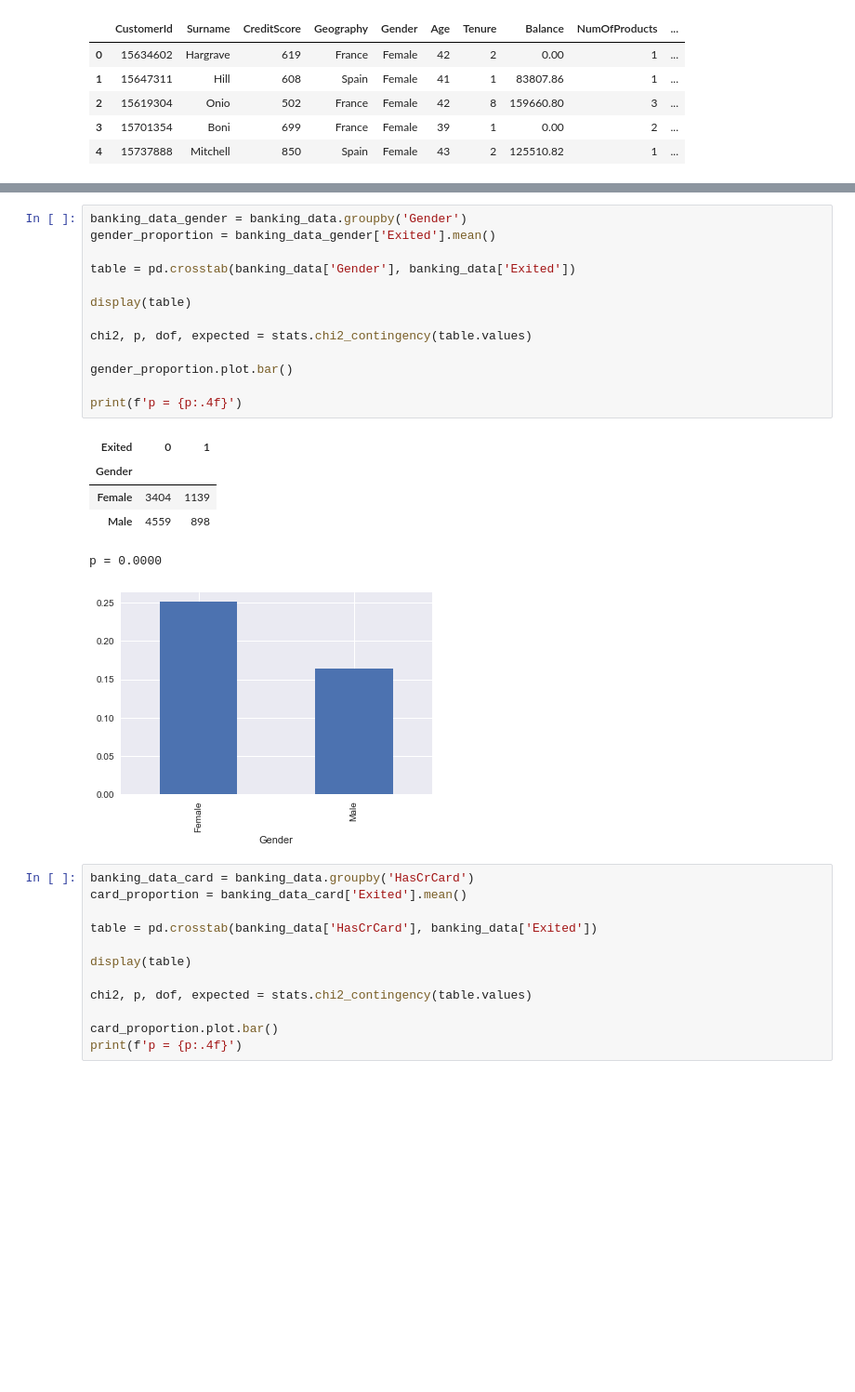
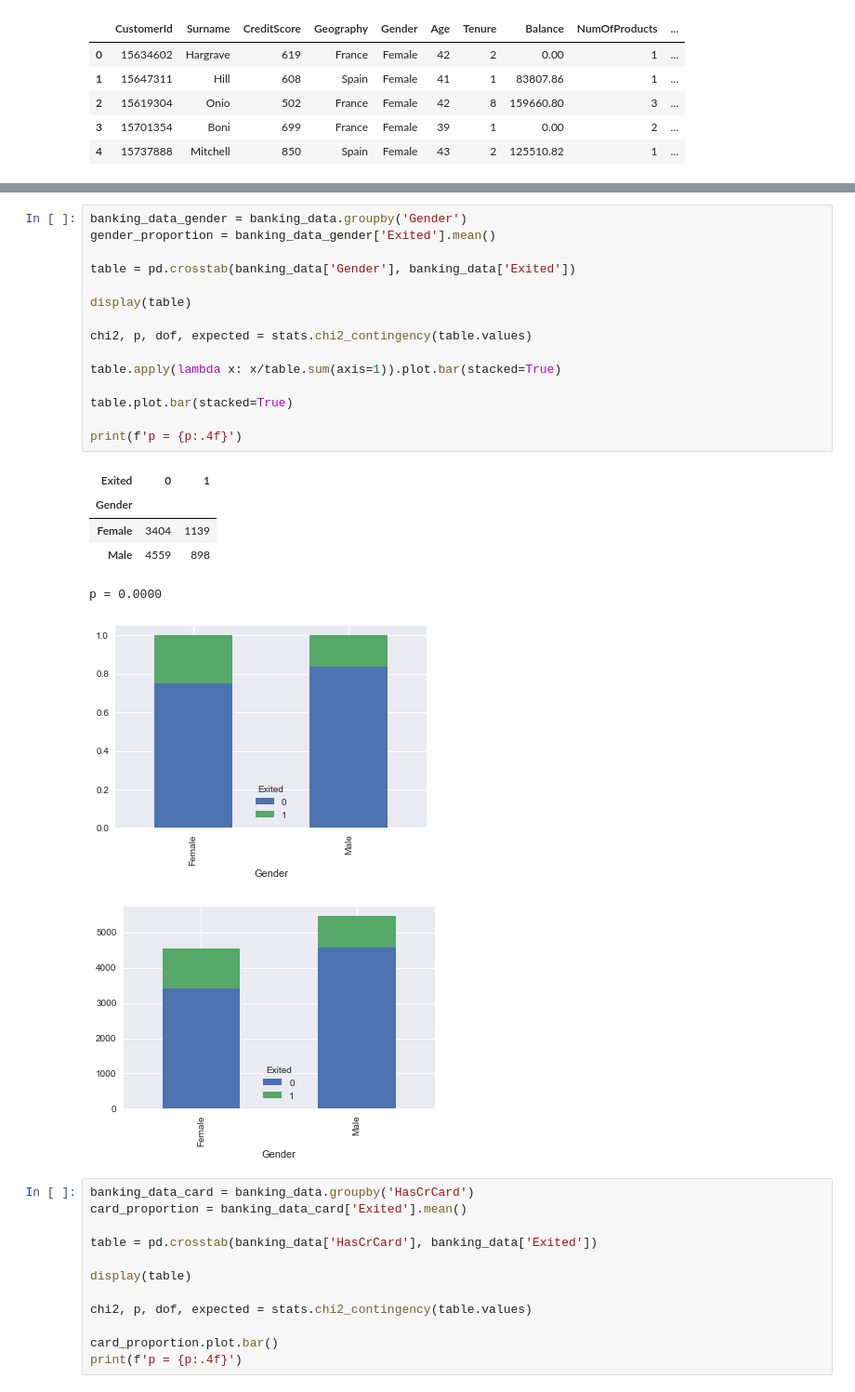
Before and after one commit to george-and-miller/data-science, a Jupyter notebook: Udemy A-Z Data Science.ipynb, the cells around one changed output, grey strips where cells are left out. Shown at 93% size. Cells and saved outputs as stored; diff of their text form; blank space fills up the shorter version.

```diff
--- a/Udemy A-Z Data Science.ipynb
+++ b/Udemy A-Z Data Science.ipynb
@@ -52,23 +51,26 @@ The proportion of customers leaving: 20%
 # %%
 banking_data_gender = banking_data.groupby('Gender')
 gender_proportion = banking_data_gender['Exited'].mean()
 
 table = pd.crosstab(banking_data['Gender'], banking_data['Exited'])
 
 display(table)
 
 chi2, p, dof, expected = stats.chi2_contingency(table.values)
 
-gender_proportion.plot.bar()
+table.apply(lambda x: x/table.sum(axis=1)).plot.bar(stacked=True)
+
+table.plot.bar(stacked=True)
 
 print(f'p = {p:.4f}')
 # %% [output]
 | Exited | 0 | 1 |
 | Gender |  |  |
 | Female | 3404 | 1139 |
 | Male | 4559 | 898 |
 p = 0.0000
-[figure, old version]
+[figure, new version]
+[figure, added]
 # %%
 banking_data_card = banking_data.groupby('HasCrCard')
 card_proportion = banking_data_card['Exited'].mean()
```
Also changed, not shown: parts of 9 cells of this notebook.
